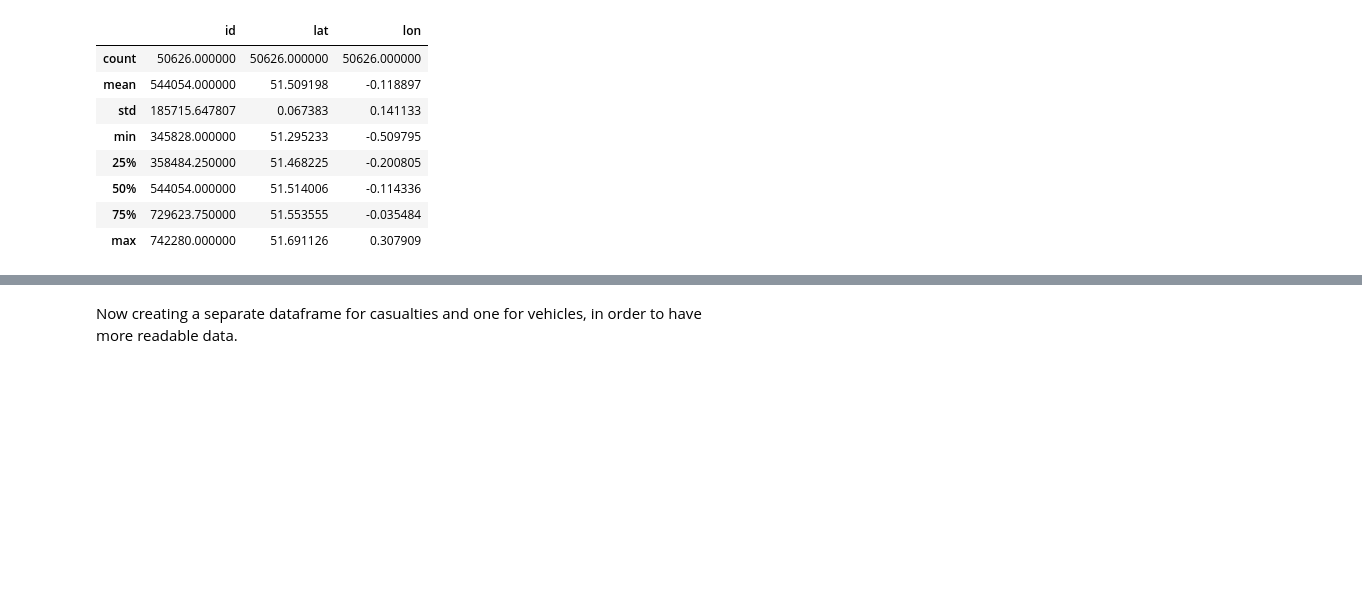
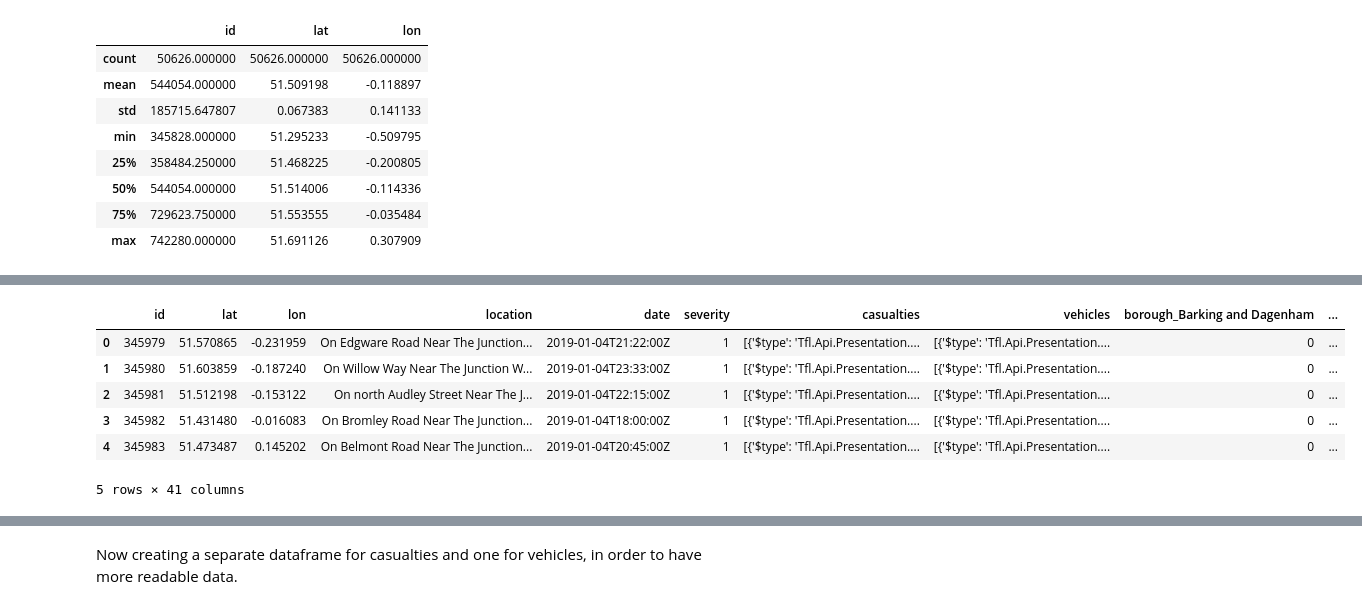
Before and after one commit to asalazar18s/TfL-accidents-dataset-analysis, a Jupyter notebook: AI_in_industry_project.ipynb, the cells around one changed output, grey strips where cells are left out. Drawn from its saved outputs; the diff is of its cells as text; code cells hidden in the pictures; blank space fills up the shorter version.

```diff
--- a/AI_in_industry_project.ipynb
+++ b/AI_in_industry_project.ipynb
@@ -53,0 +54,14 @@ df.head()
+# %%
+borough_encoded = pd.get_dummies(df['borough'], prefix='borough', dtype=int)
+df = pd.concat([df, borough_encoded], axis=1)
+df.drop('borough', axis=1, inplace=True)
+
+df.head()
+# %% [output]
+|  | id | lat | lon | location | date | severity | casualties | vehicles | borough_Barking and Dagenham | ... |
+| 0 | 345979 | 51.570865 | -0.231959 | On Edgware Road Near The Junction... | 2019-01-04T21:22:00Z | 1 | [{'$type': 'Tfl.Api.Presentation.... | [{'$type': 'Tfl.Api.Presentation.... | 0 | ... |
+| 1 | 345980 | 51.603859 | -0.187240 | On Willow Way Near The Junction W... | 2019-01-04T23:33:00Z | 1 | [{'$type': 'Tfl.Api.Presentation.... | [{'$type': 'Tfl.Api.Presentation.... | 0 | ... |
+| 2 | 345981 | 51.512198 | -0.153122 | On north Audley Street Near The J... | 2019-01-04T22:15:00Z | 1 | [{'$type': 'Tfl.Api.Presentation.... | [{'$type': 'Tfl.Api.Presentation.... | 0 | ... |
+| 3 | 345982 | 51.431480 | -0.016083 | On Bromley Road Near The Junction... | 2019-01-04T18:00:00Z | 1 | [{'$type': 'Tfl.Api.Presentation.... | [{'$type': 'Tfl.Api.Presentation.... | 0 | ... |
+| 4 | 345983 | 51.473487 | 0.145202 | On Belmont Road Near The Junction... | 2019-01-04T20:45:00Z | 1 | [{'$type': 'Tfl.Api.Presentation.... | [{'$type': 'Tfl.Api.Presentation.... | 0 | ... |
+5 rows × 41 columns
```
Also changed, not shown: parts of 15 cells of this notebook.
